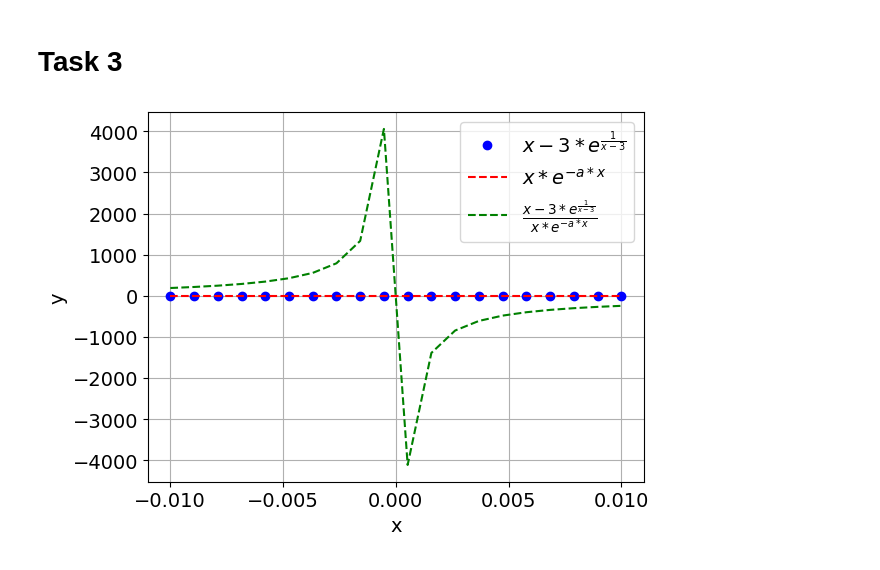
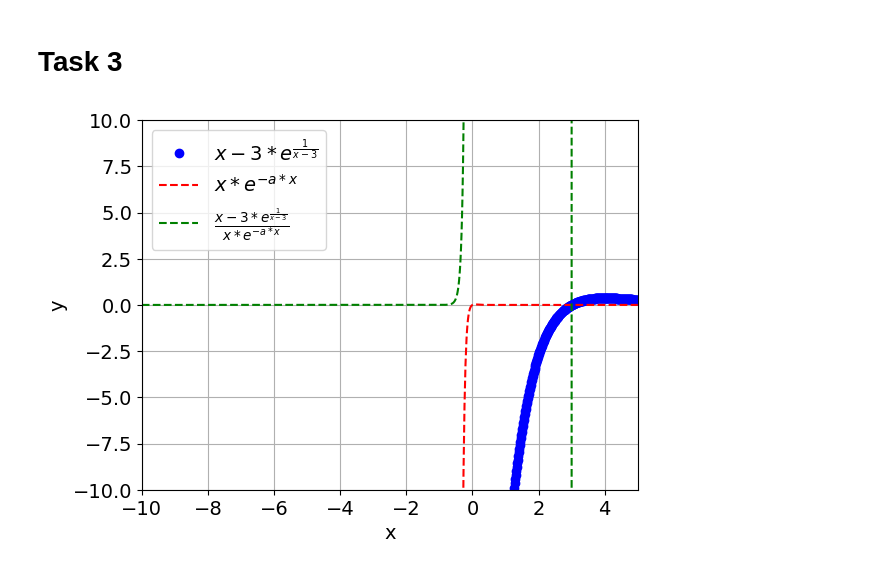
Before and after one commit to xmrenigmax/L4_Course, a Jupyter notebook: L4Mathematics/MathsAssignment/maths_assignment.ipynb, the cells around one changed output. Cells and saved outputs as stored; diff of their text form; code cells hidden in the pictures.

```diff
--- a/L4Mathematics/MathsAssignment/maths_assignment.ipynb
+++ b/L4Mathematics/MathsAssignment/maths_assignment.ipynb
@@ -94,23 +98,25 @@ np.complex128(-1.734723475976807e-18-1.734723475976807e-18j)
 # %%
 def task3():
     a = 13
     mpl.rcParams['font.size'] = 14
     # y = lim x -> 3 (x-3)e^(1/(x-3)) / (x * e^(-ax))
     # approproiate x linspace to see zoomed in plot
-    x = np.linspace(-0.01, 0.01, 20)
+    x = np.linspace(-10, 5, 1000)
 
-    num = (x-3) * np.exp(1/(x-3))
-    den = x * np.exp(-a*x)
+    num = (x - 3) * (1/np.exp(x-3))
+    den = x*np.exp(-a*x)
     y = num / den
     plt.plot(x, num, 'bo')
     plt.plot(x, den, 'r--')
     plt.plot(x, y, 'g--')
     plt.legend([r'${x-3}*e^{\frac{1}{x-3}}$', r'$x*e^{-a*x}$', r'$\frac{{x-3}*e^{\frac{1}{x-3}}}{x*e^{-a*x}}$'])
     plt.xlabel('x')
     plt.ylabel('y')
+    plt.xlim(-10, 5)
+    plt.ylim(-10, 10)
     plt.grid()
     plt.show()
 
 task3()
 # %% [output]
-[figure, old version]
+[figure, new version]
```
Also changed, not shown: parts of 2 cells of this notebook, 2 other files.
